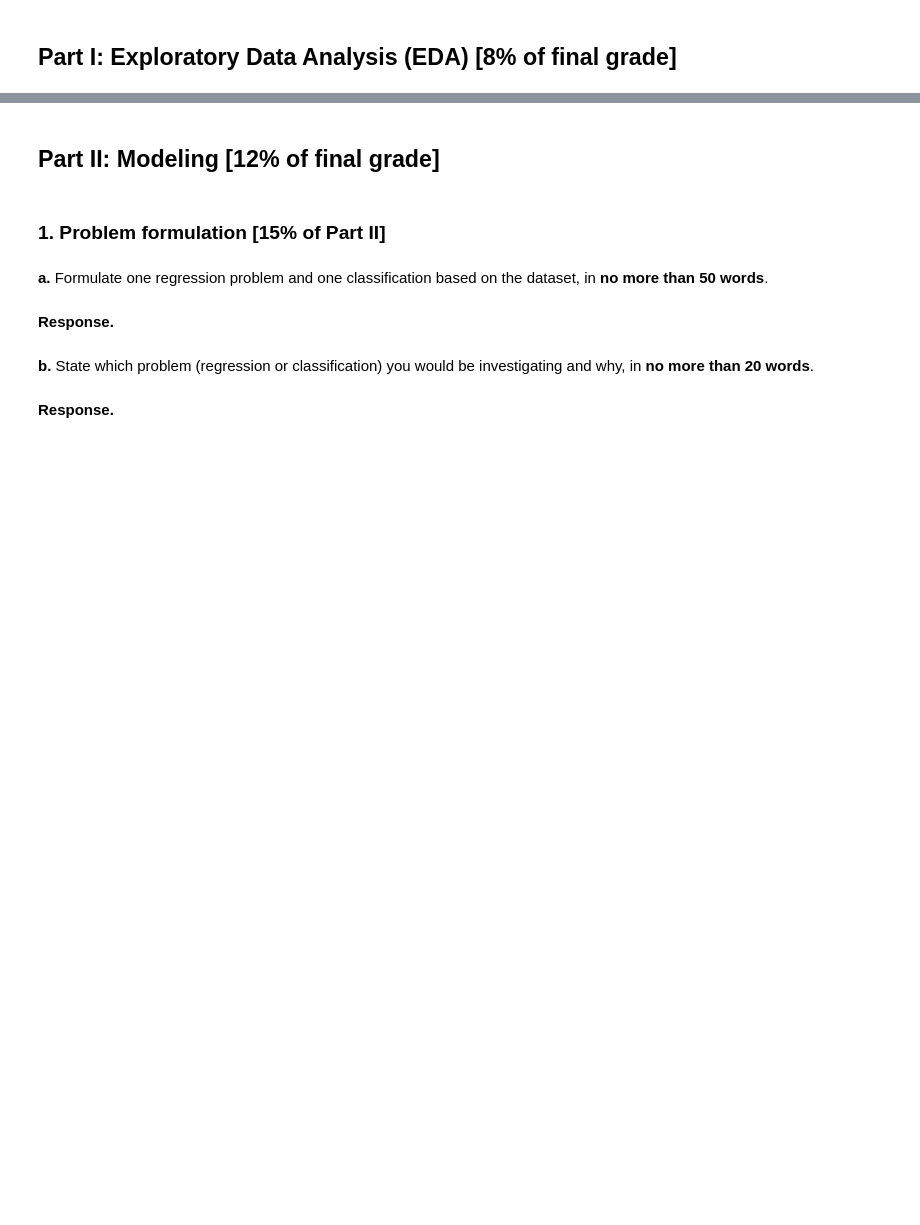
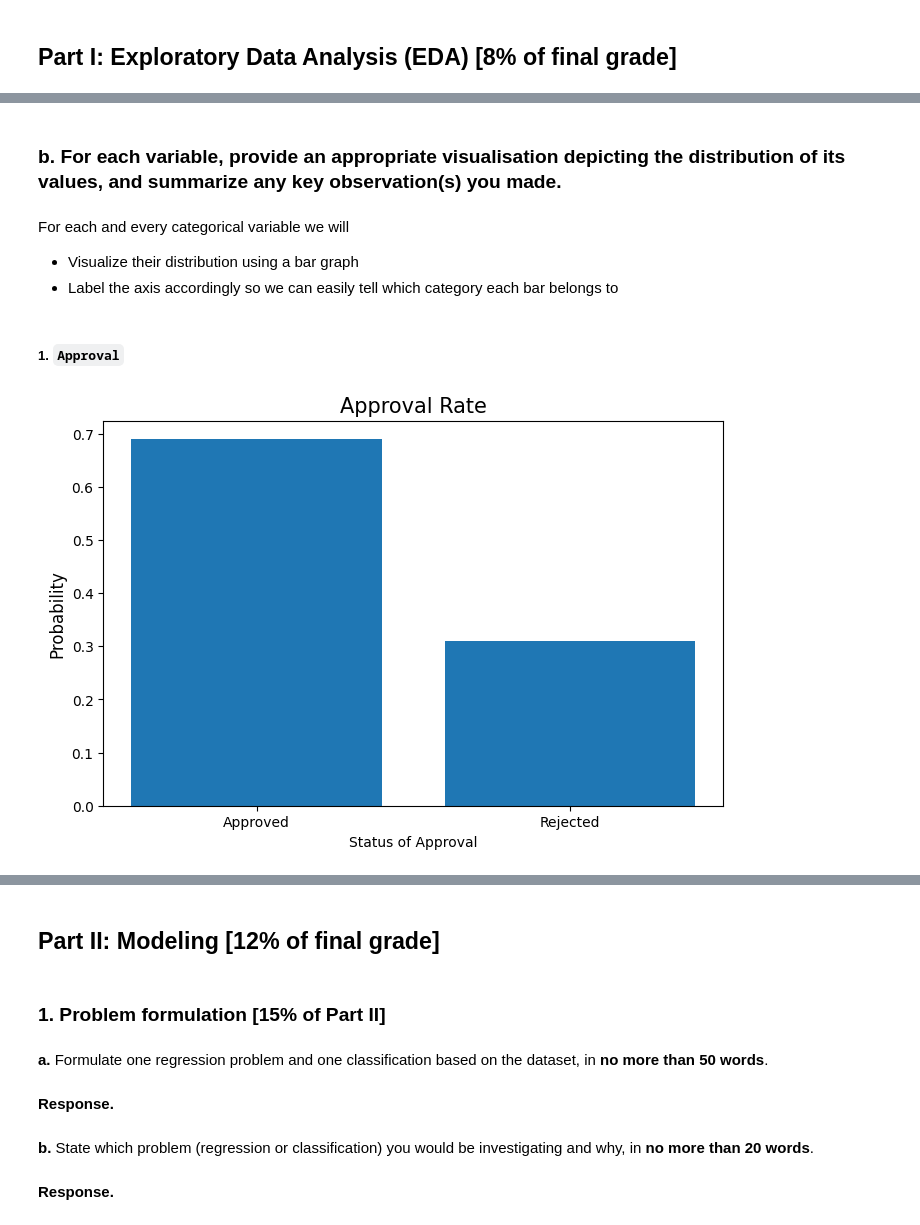
Before and after one commit to Bk49/CS105-Project, a Jupyter notebook: CS105 Project Submission (Final) 2023.ipynb, the cells around one changed output, grey strips where cells are left out. Cells and saved outputs as stored; diff of their text form; code cells hidden in the pictures; blank space fills up the shorter version.

```diff
--- a/CS105 Project Submission (Final) 2023.ipynb
+++ b/CS105 Project Submission (Final) 2023.ipynb
@@ -71,0 +529,3 @@ Include both Part I and Part II to produce a self-contained notebook. You may fi
+# %%
+df = df[df['Residence_Length'] != 5]
+np.sort(df['Residence_Length'].unique())
@@ -71,0 +909,19 @@ Include both Part I and Part II to produce a self-contained notebook. You may fi
+# %% [markdown]
+### **b.** For each variable, provide an appropriate visualisation depicting the distribution of its values, and summarize any key observation(s) you made.
+# %% [markdown]
+For each and every categorical variable we will
+- Visualize their distribution using a bar graph
+- Label the axis accordingly so we can easily tell which category each bar belongs to
+# %% [markdown]
+##### 1. `Approval`
+# %%
+approval_data = df["Approval"].value_counts(normalize=True)
+
+plt.figure(figsize=(8,5))
+plt.bar(approval_data.index.map({'0':'Rejected', '1':'Approved'}), approval_data)
+plt.title("Approval Rate", fontsize=15)
+plt.xlabel("Status of Approval")
+plt.ylabel("Probability", fontsize=12)
+plt.show()
+# %% [output]
+[figure, added]
```
Also changed, not shown: parts of 192 cells of this notebook.
